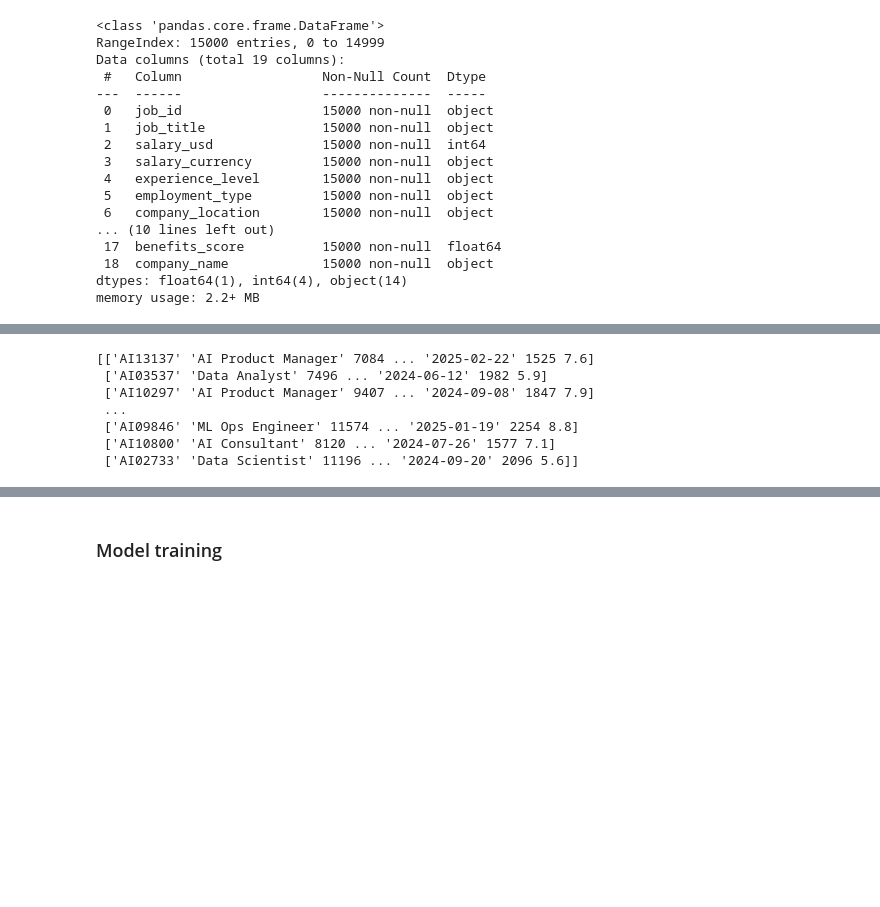
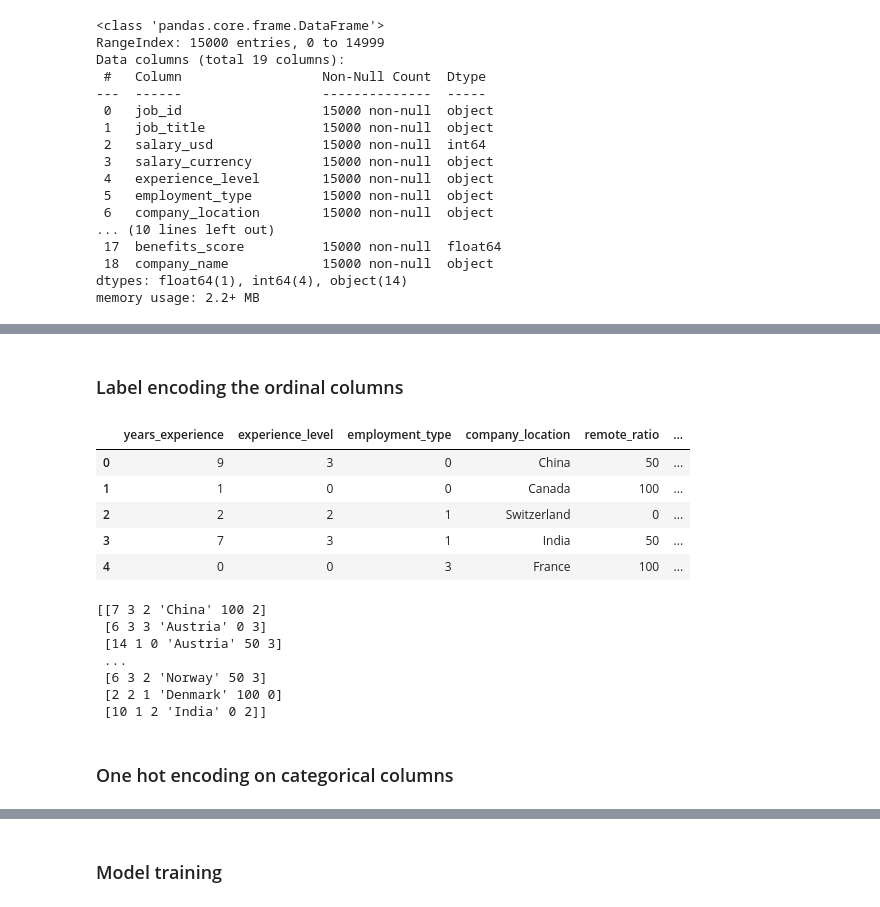
Before and after one commit to hossein-rahmati/AI_jobs, a Jupyter notebook: Notebook/AIJob.ipynb, the cells around one changed output, grey strips where cells are left out. Drawn from its saved outputs; the diff is of its cells as text; code cells hidden in the pictures; blank space fills up the shorter version.

Commit message:
Complete model training

```diff
--- a/Notebook/AIJob.ipynb
+++ b/Notebook/AIJob.ipynb
@@ -99,13 +103,31 @@ df.head()
+# %% [markdown]
+### Label encoding the ordinal columns
+# %%
+from sklearn.preprocessing import LabelEncoder
+le = LabelEncoder()
+
+df['experience_level'] = le.fit_transform(df['experience_level'])
+df['employment_type'] = le.fit_transform(df['employment_type'])
+df['education_required'] = le.fit_transform(df['education_required'])
+
+df.head()
+# %% [output]
+|  | years_experience | experience_level | employment_type | company_location | remote_ratio | ... |
+| 0 | 9 | 3 | 0 | China | 50 | ... |
+| 1 | 1 | 0 | 0 | Canada | 100 | ... |
+| 2 | 2 | 2 | 1 | Switzerland | 0 | ... |
+| 3 | 7 | 3 | 1 | India | 50 | ... |
+| 4 | 0 | 0 | 3 | France | 100 | ... |
 # %%
-from sklearn.model_selection import train_test_split
-
-
-X_train,X_test,y_train,y_test = train_test_split(X,y,random_state=0,test_size=0.2)
+X = df.iloc[:,:-1].values
+y = df.iloc[:,-1].values
 # %% [output]
-[['AI13137' 'AI Product Manager' 7084 ... '2025-02-22' 1525 7.6]
- ['AI03537' 'Data Analyst' 7496 ... '2024-06-12' 1982 5.9]
- ['AI10297' 'AI Product Manager' 9407 ... '2024-09-08' 1847 7.9]
+[[7 3 2 'China' 100 2]
+ [6 3 3 'Austria' 0 3]
+ [14 1 0 'Austria' 50 3]
  ...
- ['AI09846' 'ML Ops Engineer' 11574 ... '2025-01-19' 2254 8.8]
- ['AI10800' 'AI Consultant' 8120 ... '2024-07-26' 1577 7.1]
- ['AI02733' 'Data Scientist' 11196 ... '2024-09-20' 2096 5.6]]
+ [6 3 2 'Norway' 50 3]
+ [2 2 1 'Denmark' 100 0]
+ [10 1 2 'India' 0 2]]
+# %% [markdown]
+### One hot encoding on categorical columns
```
Also changed, not shown: parts of 10 cells of this notebook.
